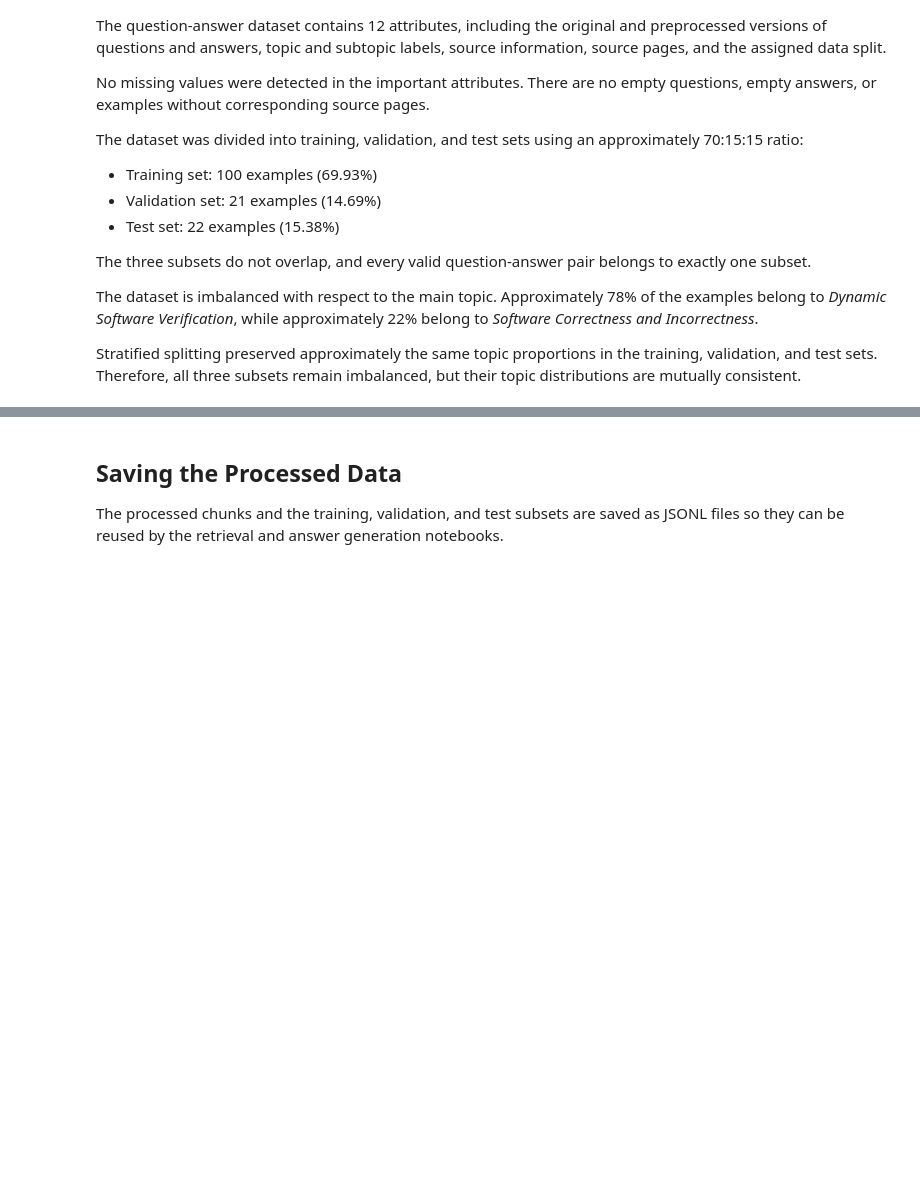
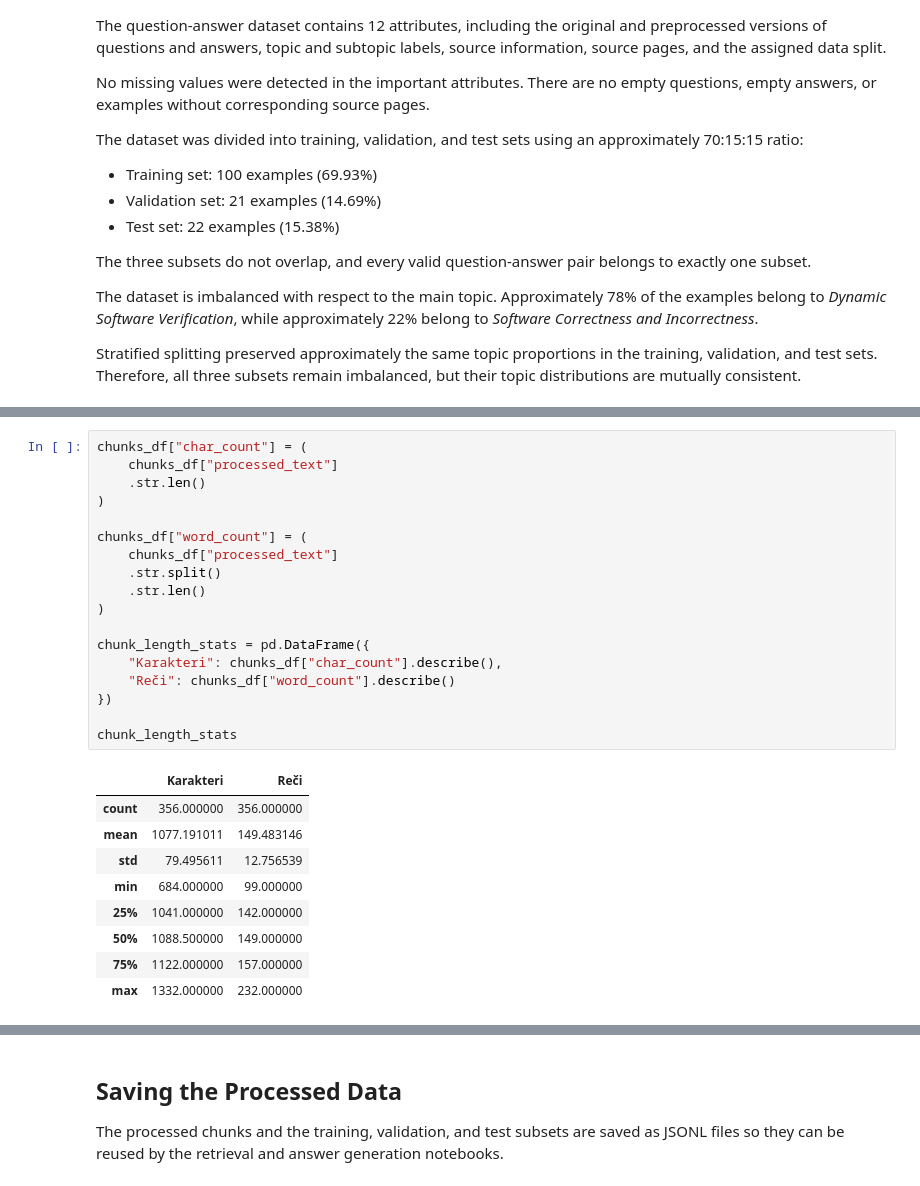
Before and after one commit to anjaanjaa10/Student-Question-Answering-from-Course-Materials, a Jupyter notebook: 03_proccessingSplitting.ipynb, the cells around one changed output, grey strips where cells are left out. Saved outputs shown, nothing was run; the diff lists cells and outputs as text; blank space fills up the shorter version.

```diff
--- a/03_proccessingSplitting.ipynb
+++ b/03_proccessingSplitting.ipynb
@@ -580,0 +641,28 @@ Stratified splitting preserved approximately the same topic proportions in the t
+# %%
+chunks_df["char_count"] = (
+    chunks_df["processed_text"]
+    .str.len()
+)
+
+chunks_df["word_count"] = (
+    chunks_df["processed_text"]
+    .str.split()
+    .str.len()
+)
+
+chunk_length_stats = pd.DataFrame({
+    "Karakteri": chunks_df["char_count"].describe(),
+    "Reči": chunks_df["word_count"].describe()
+})
+
+chunk_length_stats
+# %% [output]
+|  | Karakteri | Reči |
+| count | 356.000000 | 356.000000 |
+| mean | 1077.191011 | 149.483146 |
+| std | 79.495611 | 12.756539 |
+| min | 684.000000 | 99.000000 |
+| 25% | 1041.000000 | 142.000000 |
+| 50% | 1088.500000 | 149.000000 |
+| 75% | 1122.000000 | 157.000000 |
+| max | 1332.000000 | 232.000000 |
```
Also changed, not shown: parts of 14 cells of this notebook, 1 other file.
